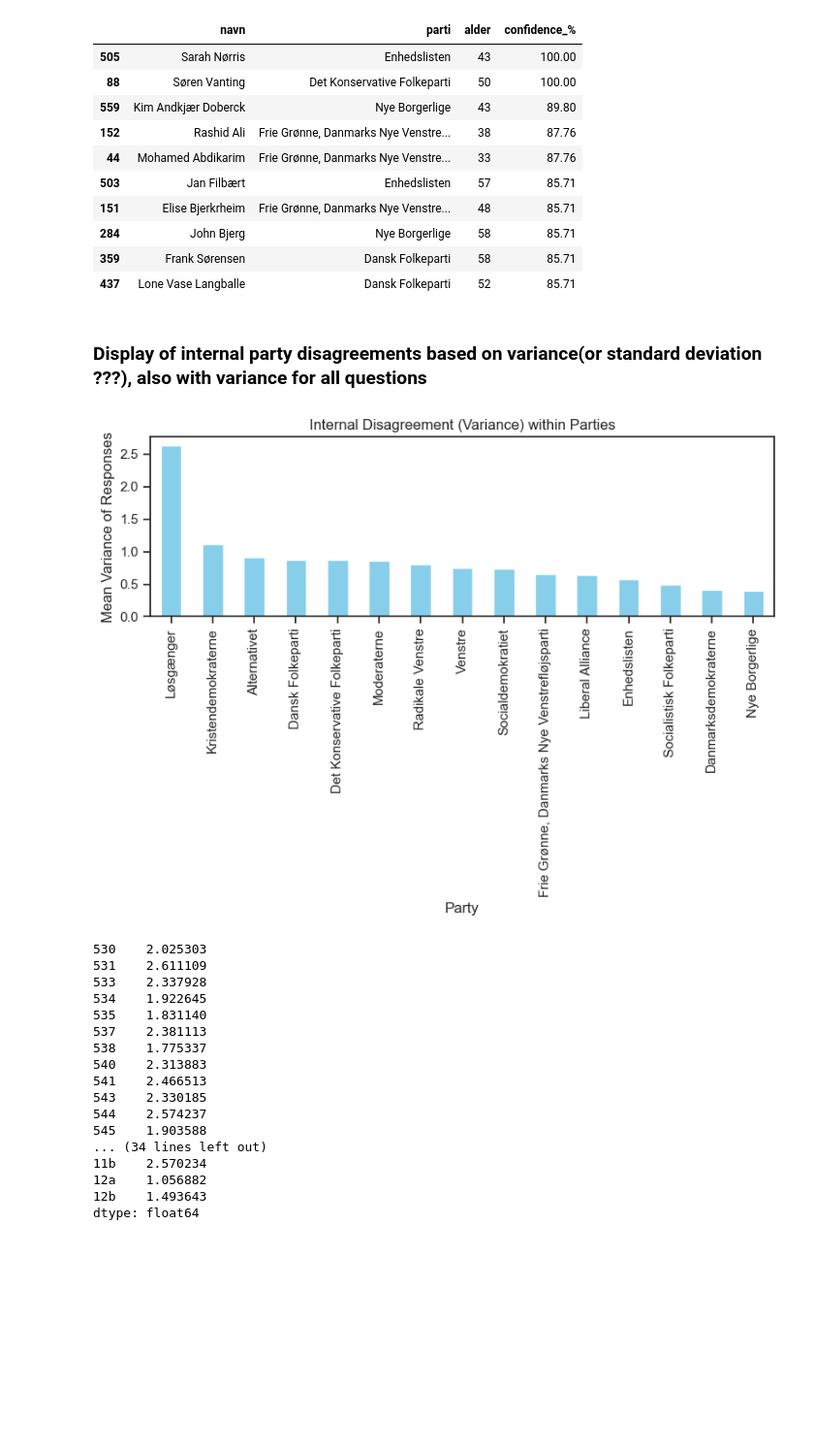
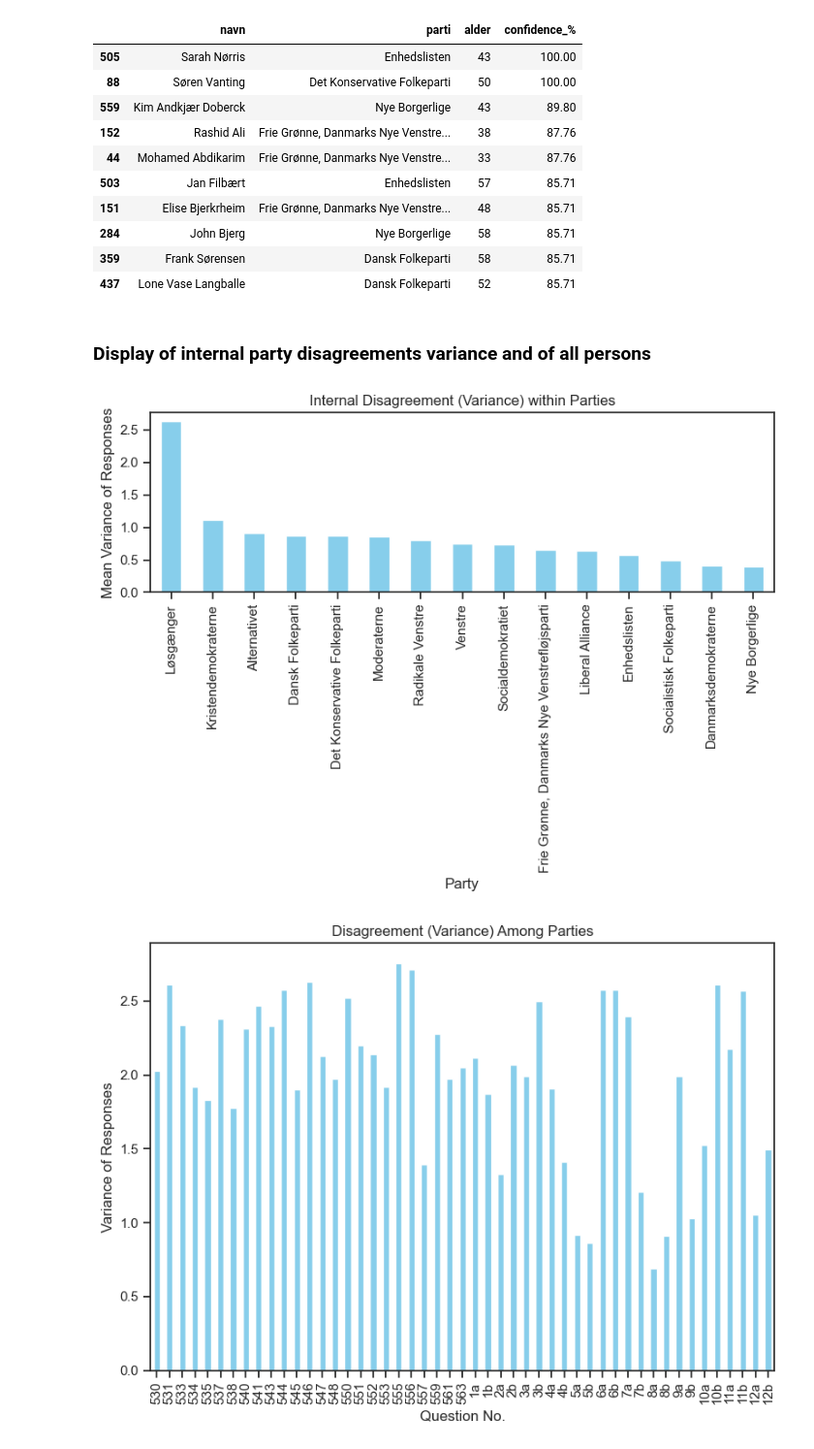
Before and after one commit to radoslavKiryazov/MAL, a Jupyter notebook: Assignment 2/2. Candidate Test 2022 I.ipynb, the cells around one changed output. Shown at 97% size. Drawn from its saved outputs; the diff is of its cells as text; code cells hidden in the pictures; blank space fills up the shorter version.

Commit message:
added graph to point 3

```diff
--- a/Assignment 2/2. Candidate Test 2022 I.ipynb
+++ b/Assignment 2/2. Candidate Test 2022 I.ipynb
@@ -170,47 +170,42 @@ overview.sort_values(confidence, ascending=False).head(10)
 | 359 | Frank Sørensen | Dansk Folkeparti | 58 | 85.71 |
 | 437 | Lone Vase Langballe | Dansk Folkeparti | 52 | 85.71 |
 # %% [markdown]
-### Display of internal party disagreements based on variance(or standard deviation ???), also with variance for all questions
+### Display of internal party disagreements variance and of all persons
 # %%
 df =  pd.read_excel('alldata.xlsx')
 
 # 1. Inter-party differences: Calculate mean response per party for all questions
 question_columns = list(df.columns[:25]) + list(df.columns[27:51])
 
 # 2. Intra-party disagreements: Calculate variance of responses within each party
 variance_responses_by_party = df.groupby('parti')[question_columns].var()
 
 # 3. Aggregating variances to determine overall internal disagreement by party
 party_internal_disagreement = variance_responses_by_party.mean(axis=1).sort_values(ascending=False)
 
 def plot_internal_disagreement():
     plt.figure(figsize=(8,6))
     party_internal_disagreement.plot(kind='bar', color='skyblue')
     plt.title('Internal Disagreement (Variance) within Parties')
     plt.xlabel('Party')
     plt.ylabel('Mean Variance of Responses')
     plt.tight_layout()
     plt.show()
 
 plot_internal_disagreement()
 
-df[question_columns].var()
+parties_disagreement = df[question_columns].var()
+
+def plot_all_parties_disagreement():
+    plt.figure(figsize=(8,6))
+    plt.title('Disagreement (Variance) Among Parties')
+    plt.xlabel('Question No.')
+    plt.ylabel('Variance of Responses')
+    parties_disagreement.plot(kind='bar', color='skyblue')
+    plt.tight_layout()
+    plt.show()
+
+plot_all_parties_disagreement()
 # %% [output]
 [figure]
-530    2.025303
-531    2.611109
-533    2.337928
-534    1.922645
-535    1.831140
-537    2.381113
-538    1.775337
-540    2.313883
-541    2.466513
-543    2.330185
-544    2.574237
-545    1.903588
-... (34 lines left out)
-11b    2.570234
-12a    1.056882
-12b    1.493643
-dtype: float64
+[figure, added]
```
